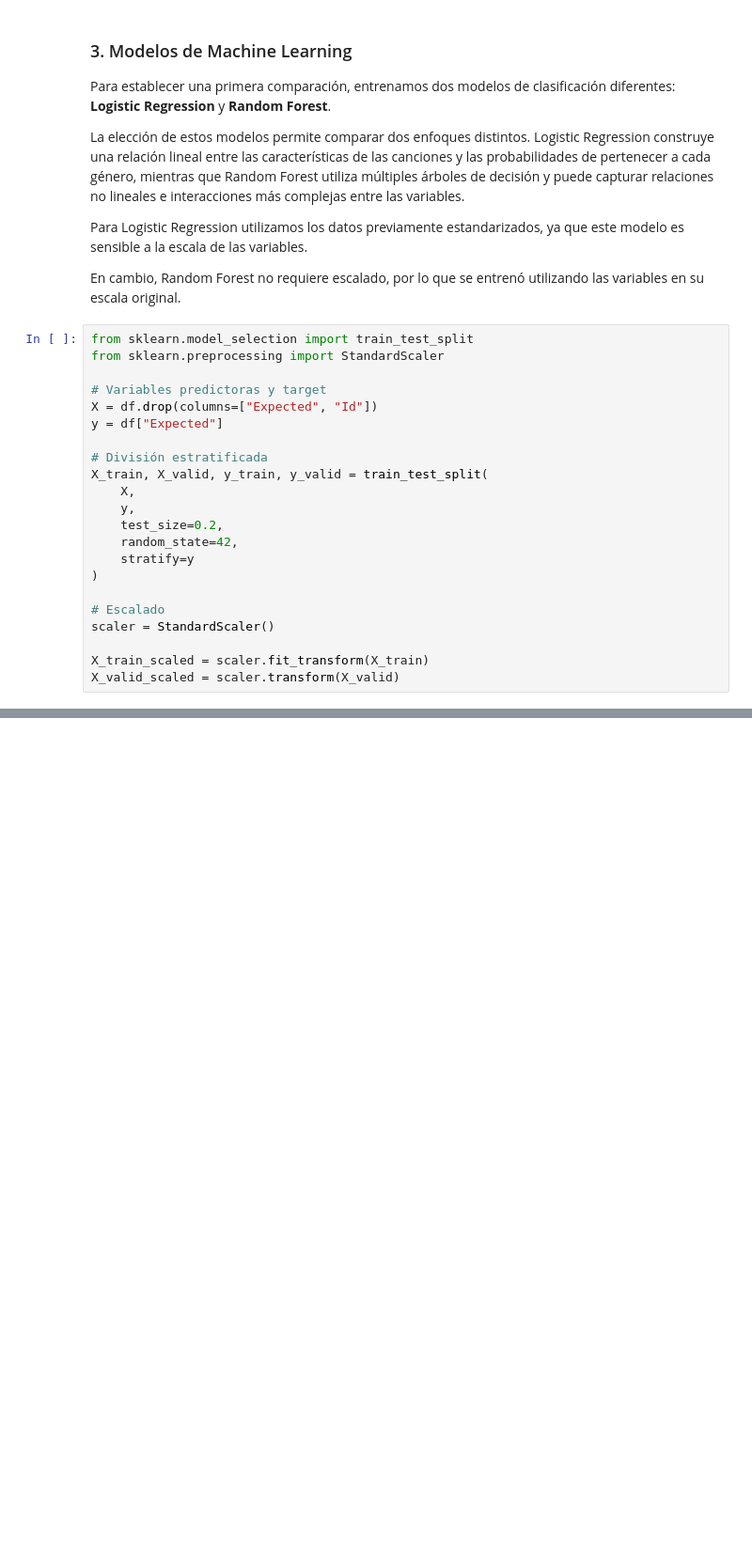
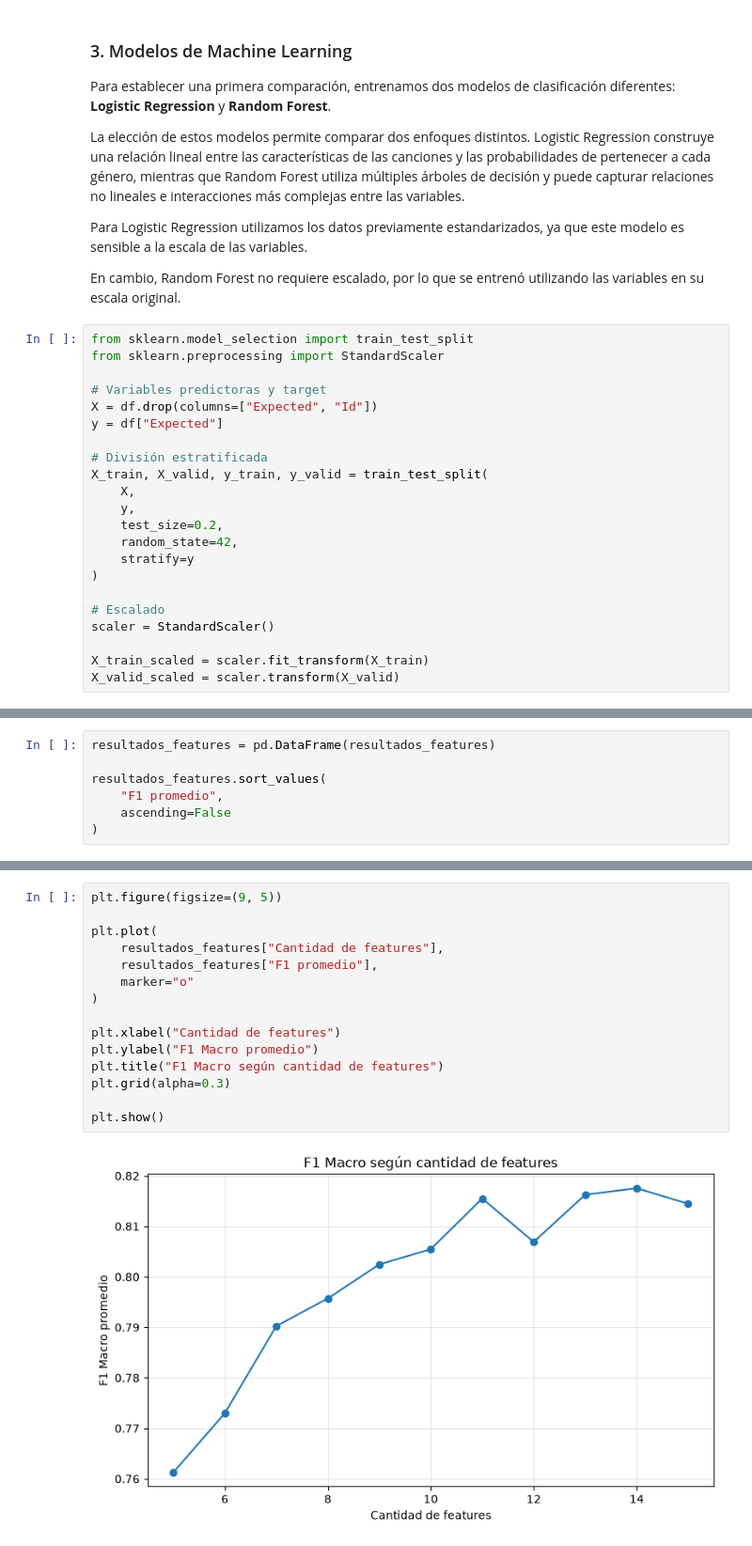
Before and after one commit to Facunare/tp2td6, a Jupyter notebook: Arechaga_Bergman.ipynb, the cells around one changed output, grey strips where cells are left out. Shown at 94% size. Cells and saved outputs as stored; diff of their text form; blank space fills up the shorter version.

```diff
--- a/Arechaga_Bergman.ipynb
+++ b/Arechaga_Bergman.ipynb
@@ -506,0 +770,7 @@ resultados.sort_values(
+# %%
+resultados_features = pd.DataFrame(resultados_features)
+
+resultados_features.sort_values(
+    "F1 promedio",
+    ascending=False
+)
@@ -506,0 +831,17 @@ resultados.sort_values(
+# %%
+plt.figure(figsize=(9, 5))
+
+plt.plot(
+    resultados_features["Cantidad de features"],
+    resultados_features["F1 promedio"],
+    marker="o"
+)
+
+plt.xlabel("Cantidad de features")
+plt.ylabel("F1 Macro promedio")
+plt.title("F1 Macro según cantidad de features")
+plt.grid(alpha=0.3)
+
+plt.show()
+# %% [output]
+[figure, added]
```
Also changed, not shown: parts of 47 cells of this notebook, 8 other files.
